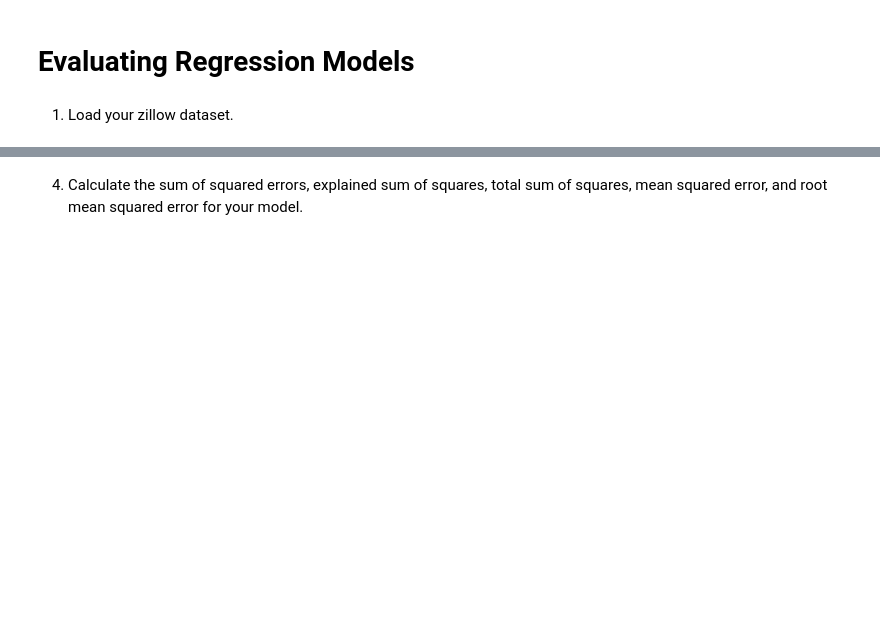
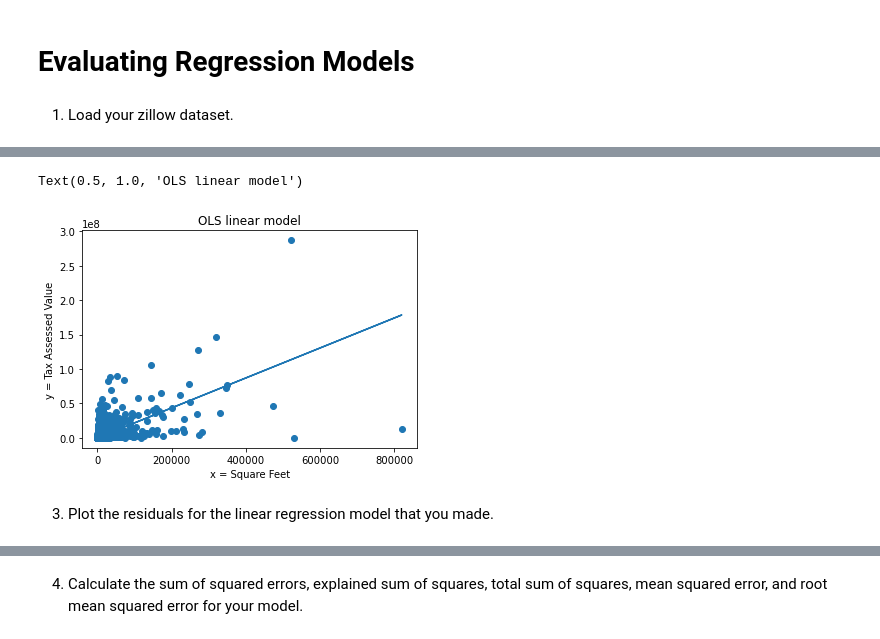
Before and after one commit to Jason-R-Turner/regression-exercises, a Jupyter notebook: evaluate.ipynb, the cells around one changed output, grey strips where cells are left out. Drawn from its saved outputs; the diff is of its cells as text; code cells hidden in the pictures; blank space fills up the shorter version.

Commit message:
final push for regression exercises"

```diff
--- a/evaluate.ipynb
+++ b/evaluate.ipynb
@@ -18,0 +54,9 @@ Modify and add to the code above as necessary for it to work with the zillow dat
+# %%
+X_train = train[['calculatedfinishedsquarefeet']]
+y_train = train['taxvaluedollarcnt']
+
+X_validate = validate[['calculatedfinishedsquarefeet']]
+y_validate = validate['taxvaluedollarcnt']
+
+X_test = test[['calculatedfinishedsquarefeet']]
+y_test = test['taxvaluedollarcnt']
@@ -18,0 +118,5 @@ Modify and add to the code above as necessary for it to work with the zillow dat
+# %%
+model = LinearRegression().fit(X_train, y_train)
+predictions = model.predict(X_train)
+# %%
+train['yhat'] = predictions
@@ -18,0 +132,11 @@ Modify and add to the code above as necessary for it to work with the zillow dat
+# %%
+plt.scatter(train.calculatedfinishedsquarefeet, train.taxvaluedollarcnt)
+plt.plot(train.calculatedfinishedsquarefeet, train.yhat)
+plt.xlabel('x = Square Feet')
+plt.ylabel('y = Tax Assessed Value')
+plt.title('OLS linear model')
+# %% [output]
+Text(0.5, 1.0, 'OLS linear model')
+[figure, added]
+# %% [markdown]
+3. Plot the residuals for the linear regression model that you made.
```
Also changed, not shown: parts of 35 cells of this notebook, 8 other files.
